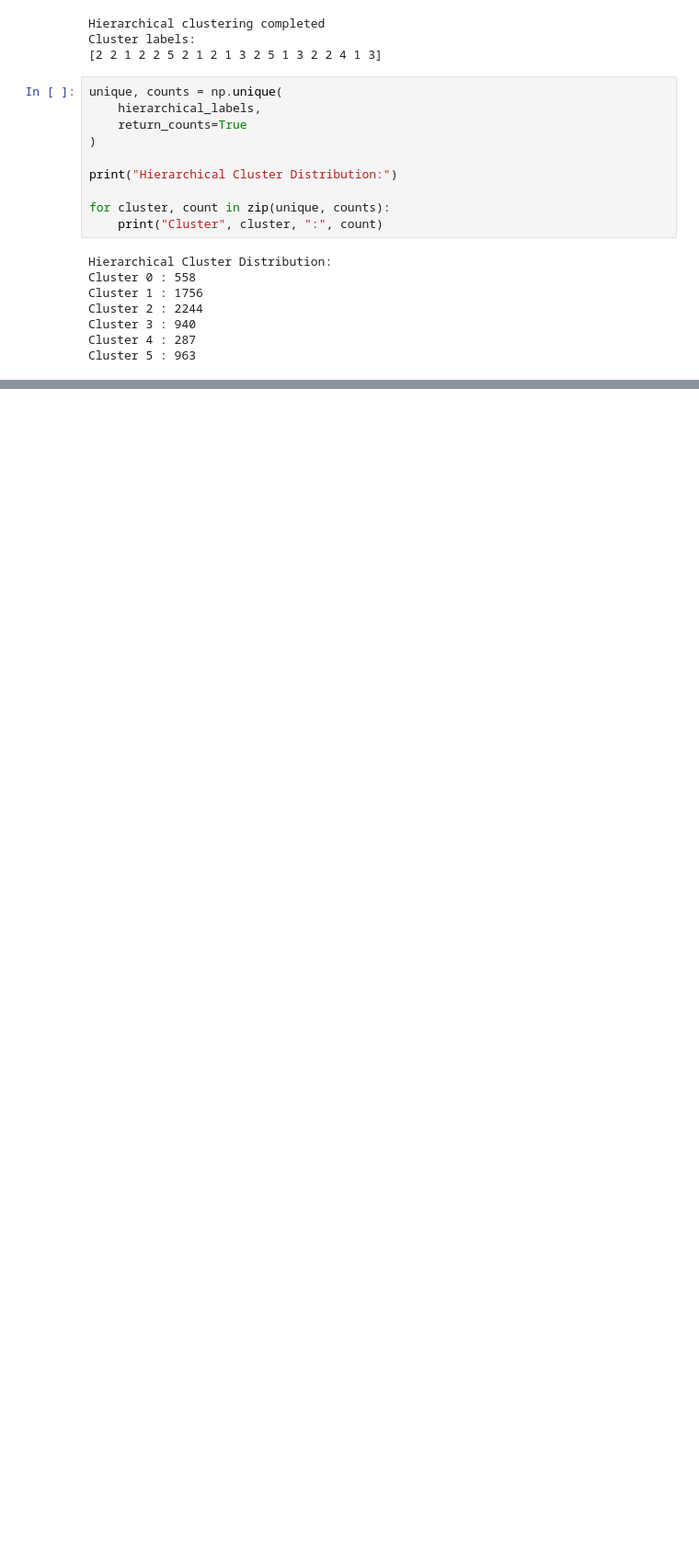
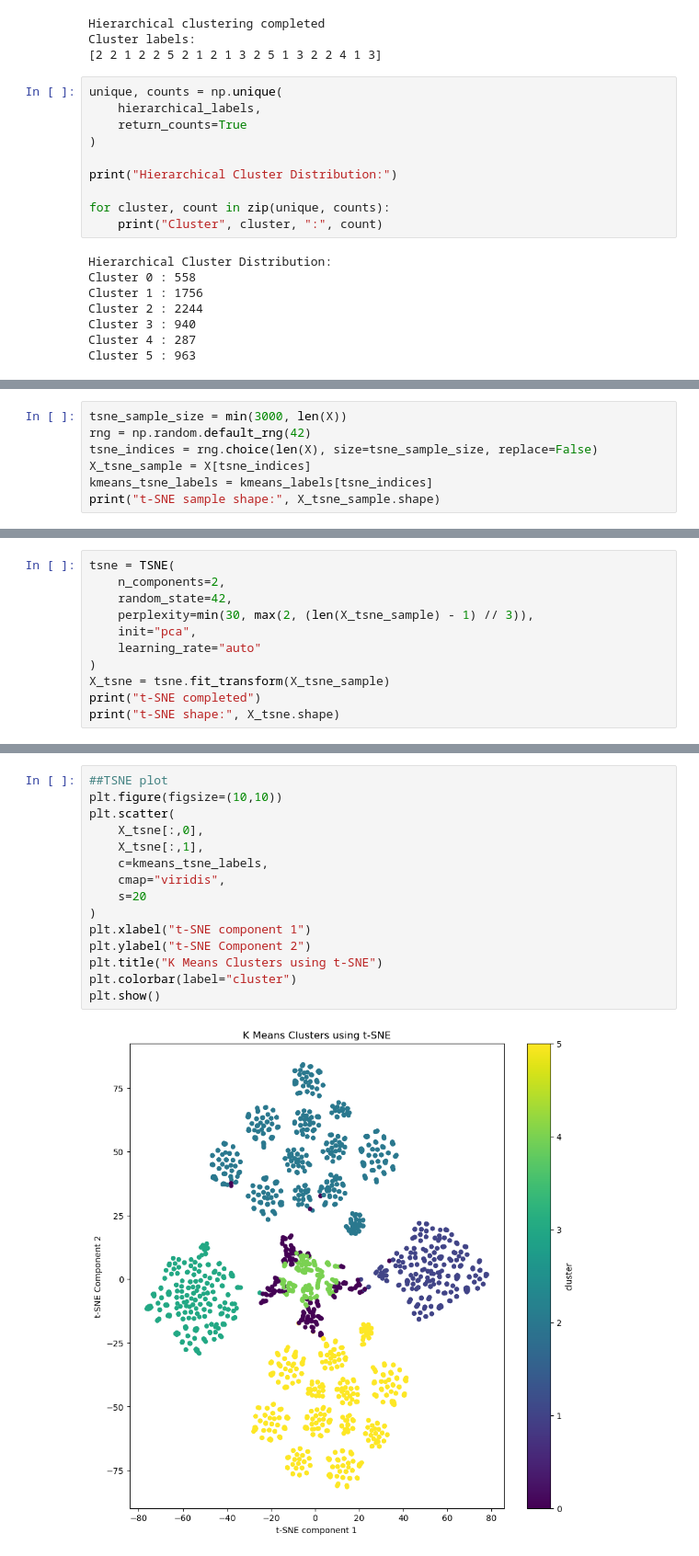
Before and after one commit to nikhilreddybikkam/E-Commerce, a Jupyter notebook: Clustering.ipynb, the cells around one changed output, grey strips where cells are left out. Shown at 92% size. Cells and saved outputs as stored; diff of their text form; blank space fills up the shorter version.

```diff
--- a/Clustering.ipynb
+++ b/Clustering.ipynb
@@ -355,0 +486,7 @@ Cluster 5 : 963
+# %%
+tsne_sample_size = min(3000, len(X))
+rng = np.random.default_rng(42)
+tsne_indices = rng.choice(len(X), size=tsne_sample_size, replace=False)
+X_tsne_sample = X[tsne_indices]
+kmeans_tsne_labels = kmeans_labels[tsne_indices]
+print("t-SNE sample shape:", X_tsne_sample.shape)
@@ -355,0 +495,11 @@ Cluster 5 : 963
+# %%
+tsne = TSNE(
+    n_components=2,
+    random_state=42,
+    perplexity=min(30, max(2, (len(X_tsne_sample) - 1) // 3)),
+    init="pca",
+    learning_rate="auto"
+)
+X_tsne = tsne.fit_transform(X_tsne_sample)
+print("t-SNE completed")
+print("t-SNE shape:", X_tsne.shape)
@@ -355,0 +509,17 @@ Cluster 5 : 963
+# %%
+##TSNE plot
+plt.figure(figsize=(10,10))
+plt.scatter(
+    X_tsne[:,0],
+    X_tsne[:,1],
+    c=kmeans_tsne_labels,
+    cmap="viridis",
+    s=20
+)
+plt.xlabel("t-SNE component 1")
+plt.ylabel("t-SNE Component 2")
+plt.title("K Means Clusters using t-SNE")
+plt.colorbar(label="cluster")
+plt.show()
+# %% [output]
+[figure, added]
```
Also changed, not shown: parts of 37 cells of this notebook.
